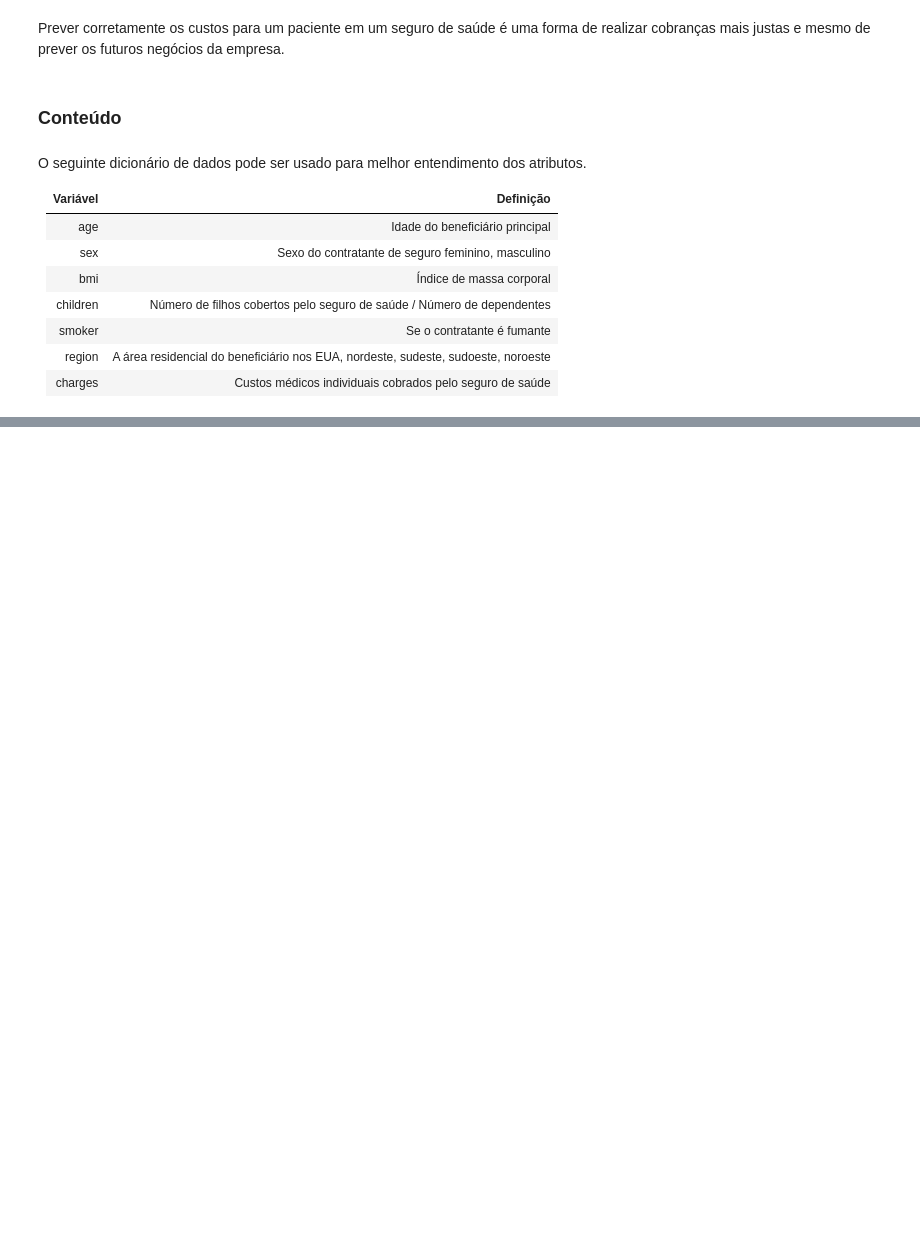
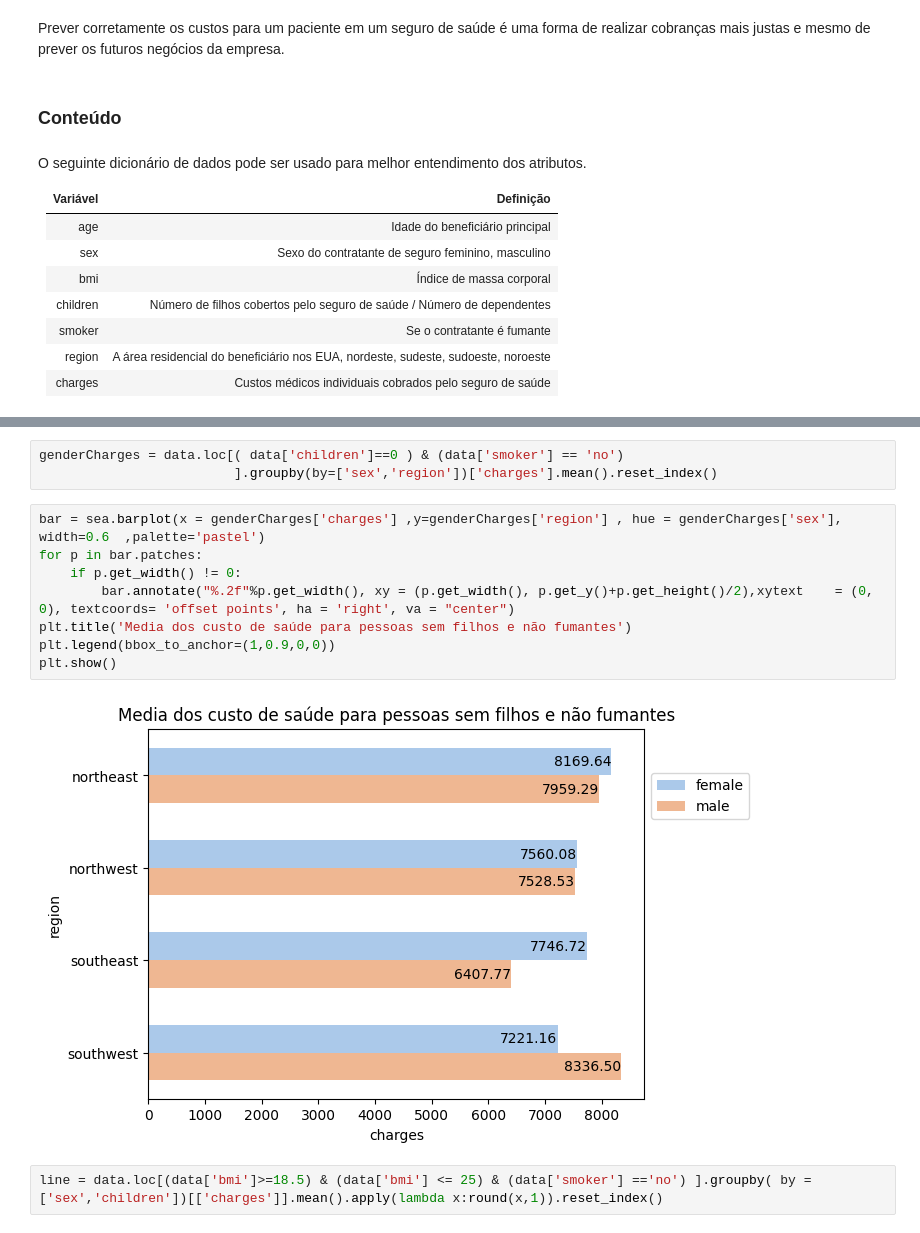
Before and after one commit to kaladabrio2020/IntroducaoMineracaoDeDadosTrabalhoML, a Jupyter notebook: src/Insurance.ipynb, the cells around one changed output, grey strips where cells are left out. Drawn from its saved outputs; the diff is of its cells as text; blank space fills up the shorter version.

```diff
--- a/src/Insurance.ipynb
+++ b/src/Insurance.ipynb
@@ -148,0 +90,15 @@ ax.view_init(10, -30,10)
+# %%
+genderCharges = data.loc[( data['children']==0 ) & (data['smoker'] == 'no')
+                         ].groupby(by=['sex','region'])['charges'].mean().reset_index()
+# %%
+bar = sea.barplot(x = genderCharges['charges'] ,y=genderCharges['region'] , hue = genderCharges['sex'], width=0.6  ,palette='pastel')
+for p in bar.patches:
+    if p.get_width() != 0:
+        bar.annotate("%.2f"%p.get_width(), xy = (p.get_width(), p.get_y()+p.get_height()/2),xytext    = (0, 0), textcoords= 'offset points', ha = 'right', va = "center")
+plt.title('Media dos custo de saúde para pessoas sem filhos e não fumantes')
+plt.legend(bbox_to_anchor=(1,0.9,0,0))
+plt.show()
+# %% [output]
+[figure, added]
+# %%
+line = data.loc[(data['bmi']>=18.5) & (data['bmi'] <= 25) & (data['smoker'] =='no') ].groupby( by = ['sex','children'])[['charges']].mean().apply(lambda x:round(x,1)).reset_index()
```
Also changed, not shown: parts of 60 cells of this notebook, 3 other files.
